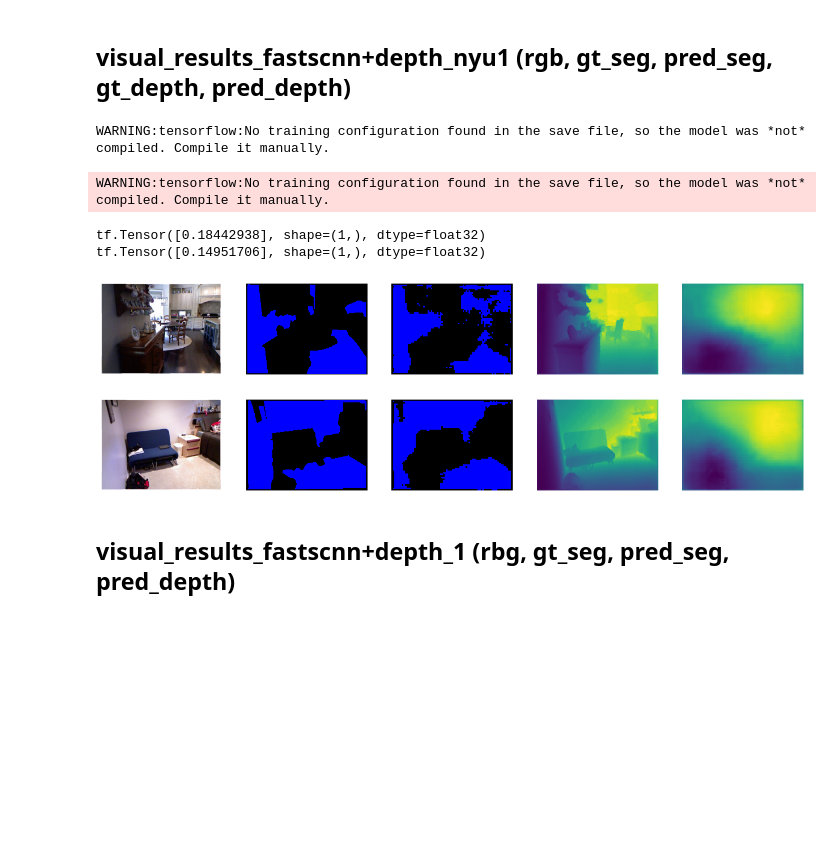
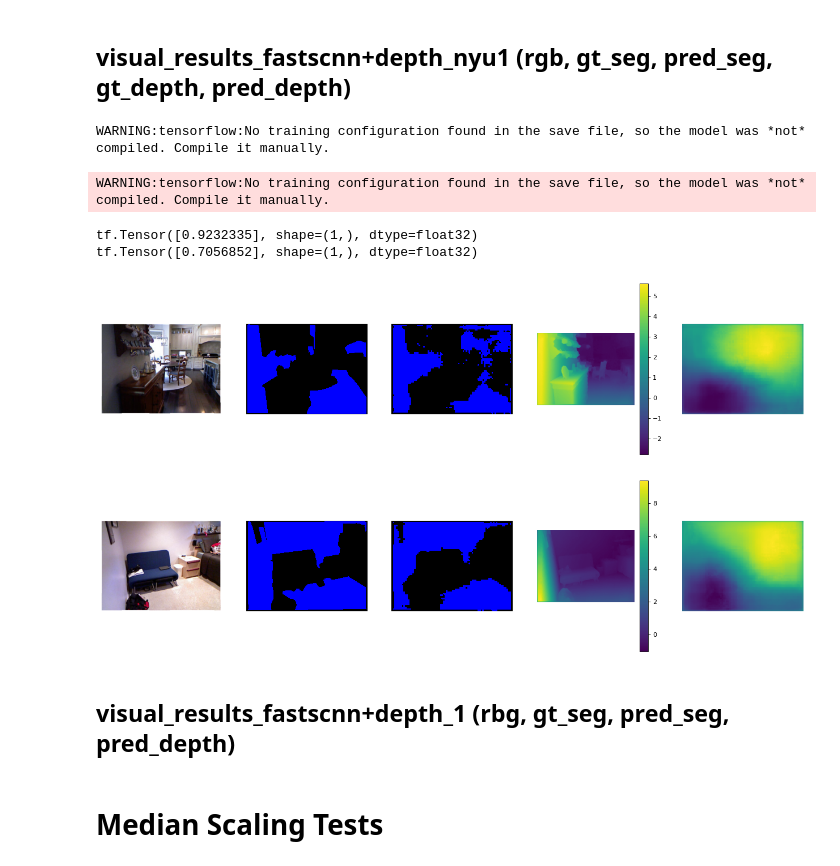
Before and after one commit to ethz-asl/background_foreground_segmentation, a Jupyter notebook: src/visualizations.ipynb, the cells around one changed output. Saved outputs shown, nothing was run; the diff lists cells and outputs as text; code cells hidden in the pictures; blank space fills up the shorter version.

Commit message:
new depth transformations + scaling

```diff
--- a/src/visualizations.ipynb
+++ b/src/visualizations.ipynb
@@ -457,38 +468,40 @@ for entry in entries:
     ax1 = plt.subplot(1,5,2)
     plt.axis('off')
     ax1.imshow(entry['label']['seg'], cmap=cmap2)
     # Pred Semseg
     ax1 = plt.subplot(1,5,3)
     plt.axis('off')
     a = tf.image.convert_image_dtype(tf.expand_dims(entry['image'],axis=0), tf.float32)
     b = model0(a)[1]
     semseg = b[0]
     pred = tf.argmax(semseg, axis=-1)
     ax1.imshow(pred[0,:,:], cmap=cmap2)
     # Depth label
     ax1 = plt.subplot(1,5,4)
     plt.axis('off')
     depth_label_orig = entry['label']['distance']
-    depth_label_preproc = preprocess_boxcox_standardize(depth_label_orig)
+    depth_label_preproc = preprocess_inverse(depth_label_orig)
     plot1 = ax1.imshow(depth_label_preproc)
-    # plt.colorbar(plot1,ax=ax1)
+    plt.colorbar(plot1,ax=ax1)
     label_depth = tf.expand_dims(depth_label_preproc,0)
 
     # Depth predictions
     ax1 = plt.subplot(1,5,5)
     plt.axis('off')
     depth = b[2]
     plot1 = ax1.imshow(depth[0,:,:])
     # plt.colorbar(plot1,ax=ax1)
     pred_depth = tf.expand_dims(depth[0,:,:],0)
 
     print(ignorant_depth_loss(label_depth, pred_depth))
 # %% [output]
 WARNING:tensorflow:No training configuration found in the save file, so the model was *not* compiled. Compile it manually.
 WARNING:tensorflow:No training configuration found in the save file, so the model was *not* compiled. Compile it manually.
-tf.Tensor([0.18442938], shape=(1,), dtype=float32)
-tf.Tensor([0.14951706], shape=(1,), dtype=float32)
+tf.Tensor([0.9232335], shape=(1,), dtype=float32)
+tf.Tensor([0.7056852], shape=(1,), dtype=float32)
-[figure, old version]
+[figure, new version]
-[figure, old version]
+[figure, new version]
 # %% [markdown]
 ## visual_results_fastscnn+depth_1 (rbg, gt_seg, pred_seg, pred_depth)
+# %% [markdown]
+# Median Scaling Tests
```
Also changed, not shown: parts of 13 cells of this notebook, 1 other file.
